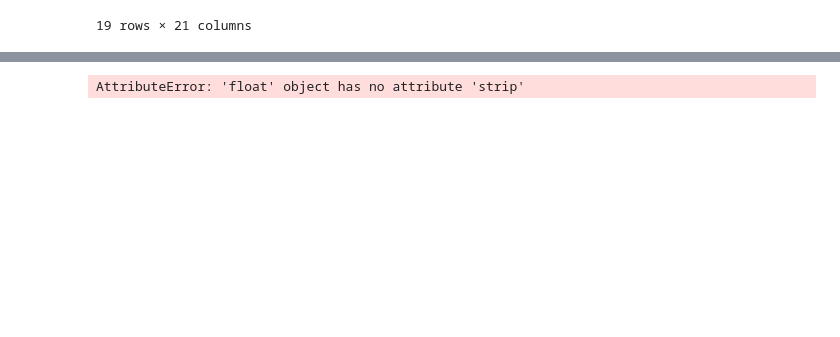
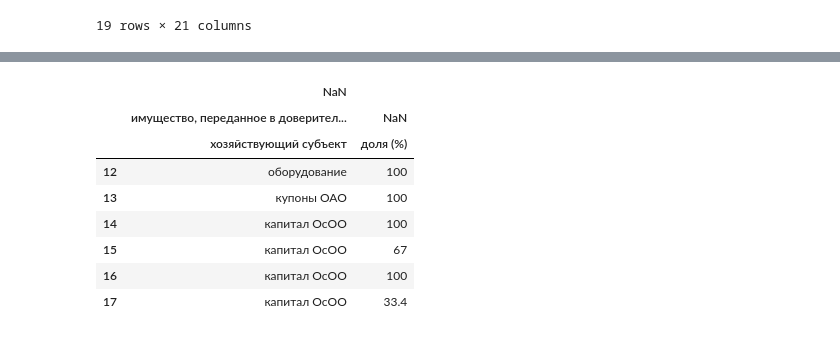
Before and after one commit to Casyfill/kg_declarations, a Jupyter notebook: code/2_lerarn_parsing_decloration.ipynb, the cells around one changed output, grey strips where cells are left out. Saved outputs shown, nothing was run; the diff lists cells and outputs as text; code cells hidden in the pictures; blank space fills up the shorter version.

```diff
--- a/code/Untitled.ipynb
+++ b/code/2_lerarn_parsing_decloration.ipynb
@@ -253,4 +241,0 @@ x
-# %%
-result = parse_declaration(df)
-# %% [output]
-AttributeError: 'float' object has no attribute 'strip'
@@ -256,0 +251,14 @@ AttributeError: 'float' object has no attribute 'strip'
+# %%
+re_sh = c1.iloc[:,[5,7]]
+re_sh.columns = re_sh.columns.get_level_values(-1)
+re_sh['ownership'] = "managed"
+# %% [output]
+|  | NaN |  |
+|  | имущество, переданное в доверител... | NaN |
+|  | хозяйствующий субъект | доля (%) |
+| 12 | оборудование | 100 |
+| 13 | купоны ОАО | 100 |
+| 14 | капитал ОсОО | 100 |
+| 15 | капитал ОсОО | 67 |
+| 16 | капитал ОсОО | 100 |
+| 17 | капитал ОсОО | 33.4 |
```
Also changed, not shown: parts of 8 cells of this notebook, 6 other files.
